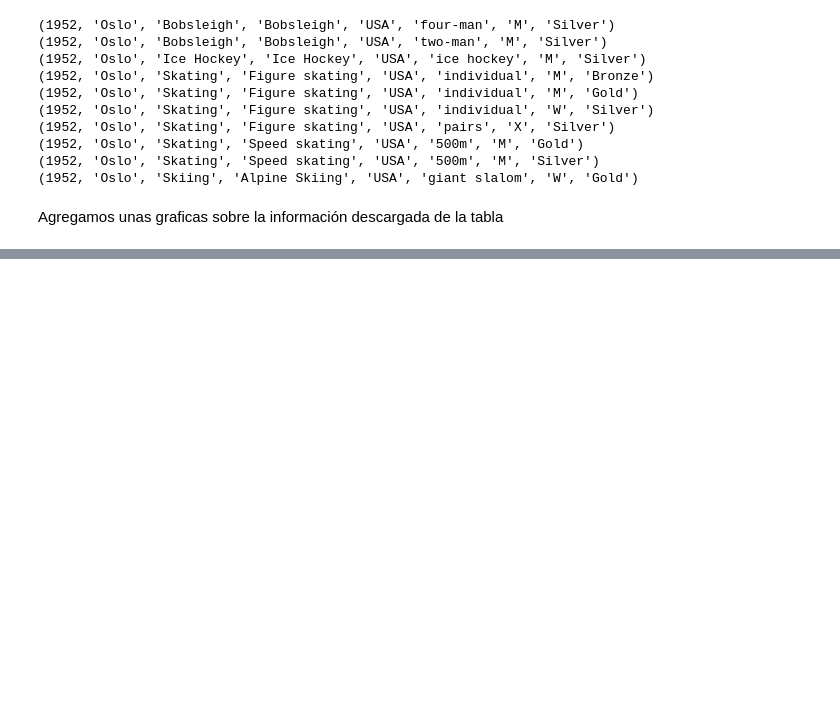
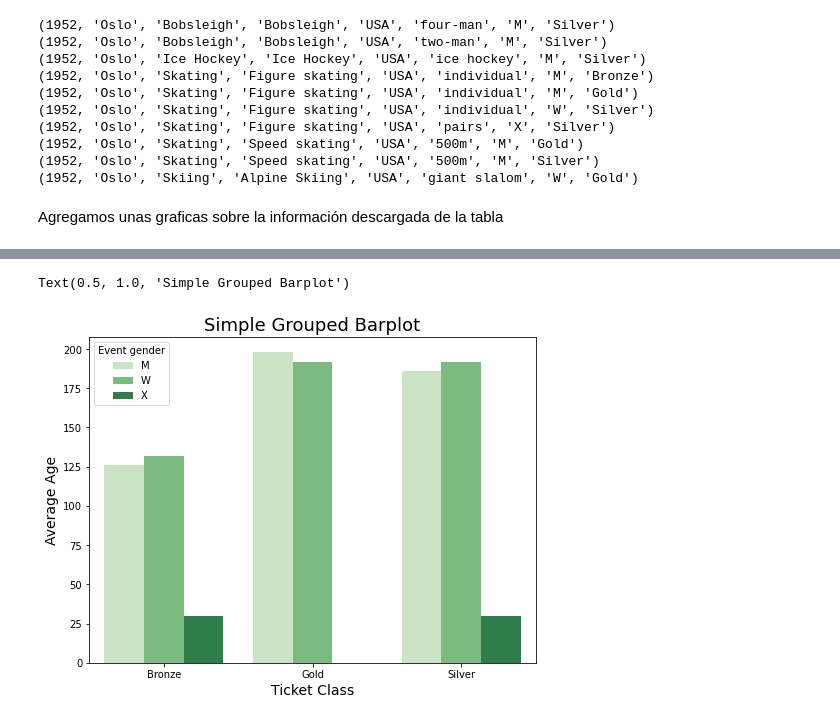
Before and after one commit to arielmeragelman/Alkemy-Unidad20, a Jupyter notebook: Practico.ipynb, the cells around one changed output, grey strips where cells are left out. Cells and saved outputs as stored; diff of their text form; code cells hidden in the pictures; blank space fills up the shorter version.

```diff
--- a/Practico.ipynb
+++ b/Practico.ipynb
@@ -160,0 +191,3 @@ df_med_graf.groupby(['Event gender']).count()
+# %%
+df_medals_event.rename(columns={'Event gender':'Total'}, inplace=True)
+df_medals_event
@@ -160,0 +205,3 @@ df_med_graf.groupby(['Event gender']).count()
+# %%
+df_medals_event.reset_index(inplace=True)
+df_medals_event
@@ -160,0 +231,13 @@ df_med_graf.groupby(['Event gender']).count()
+# %%
+import seaborn as sns
+plt.figure(figsize=(8, 6))
+sns.barplot(x="Medal", y="Total",
+            hue="Event gender", data=df_medals_event,
+            palette='Greens')
+
+plt.ylabel("Average Age", size=14)
+plt.xlabel("Ticket Class", size=14)
+plt.title("Simple Grouped Barplot", size=18)
+# %% [output]
+Text(0.5, 1.0, 'Simple Grouped Barplot')
+[figure, added]
```
Also changed, not shown: parts of 7 cells of this notebook.
